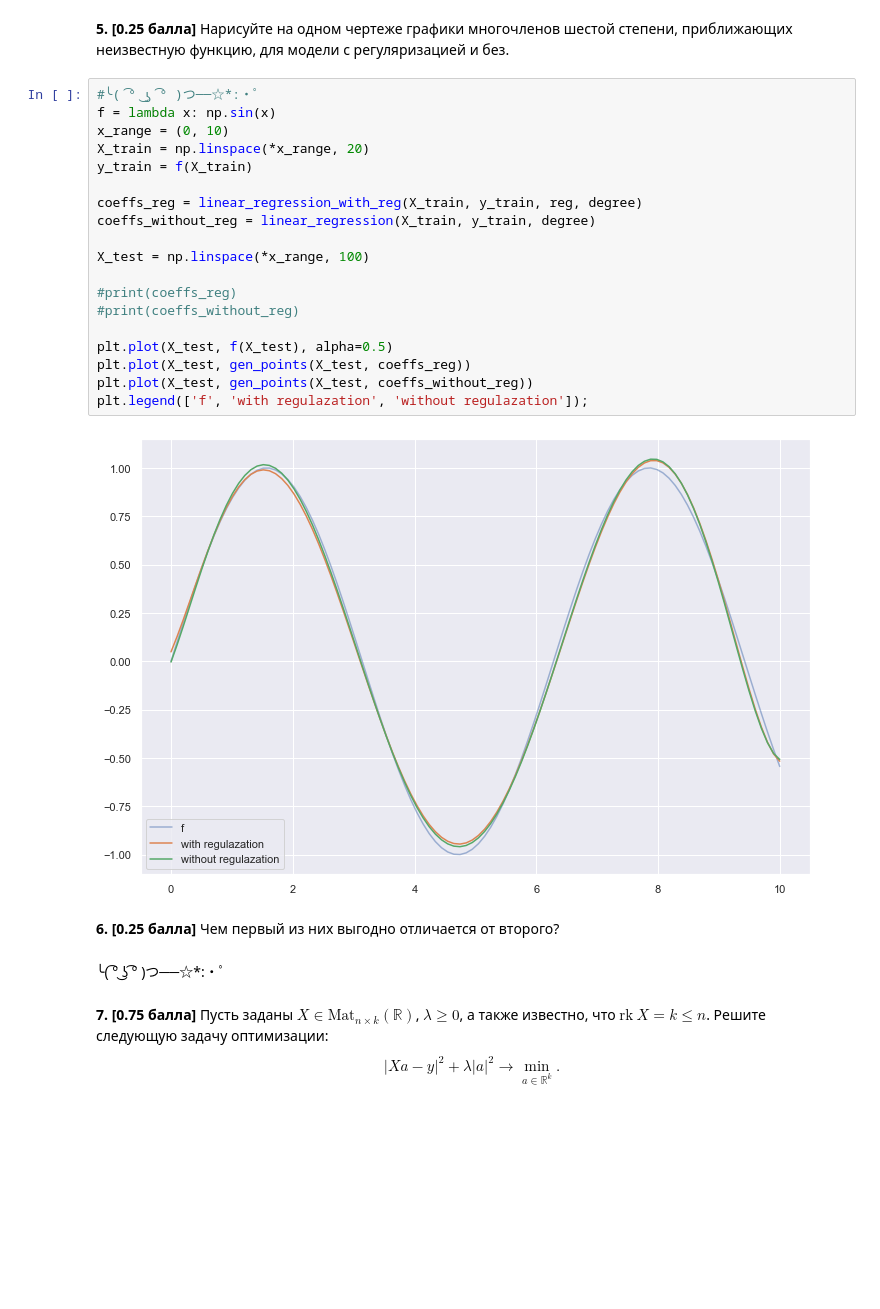
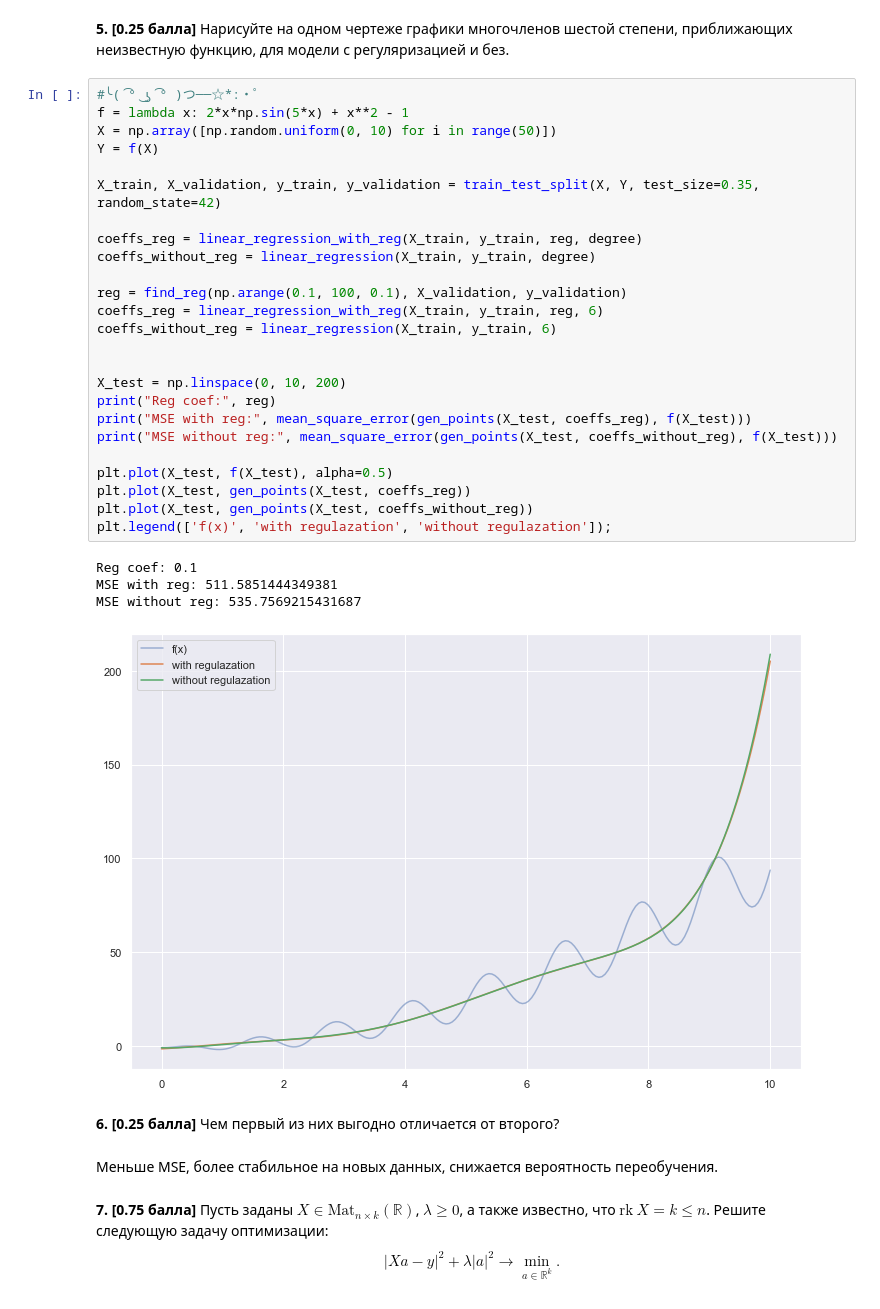
Before and after one commit to dsba-stranger/linalg-labs, a Jupyter notebook: lab2/homework-practice-02-linregr-Korolev.ipynb, the cells around one changed output. Saved outputs shown, nothing was run; the diff lists cells and outputs as text; blank space fills up the shorter version.

```diff
--- a/lab2/homework-practice-02-linregr-Korolev.ipynb
+++ b/lab2/homework-practice-02-linregr-Korolev.ipynb
@@ -495,29 +507,38 @@ Without regulazation:  6.219789445450473e-16
 **5. [0.25 балла]** Нарисуйте на одном чертеже графики многочленов шестой степени, приближающих неизвестную функцию, для модели с регуляризацией и без.
 # %%
 #╰( ͡° ͜ʖ ͡° )つ──☆*:・ﾟ
-f = lambda x: np.sin(x)
-x_range = (0, 10)
-X_train = np.linspace(*x_range, 20)
-y_train = f(X_train)
+f = lambda x: 2*x*np.sin(5*x) + x**2 - 1
+X = np.array([np.random.uniform(0, 10) for i in range(50)])
+Y = f(X)
+
+X_train, X_validation, y_train, y_validation = train_test_split(X, Y, test_size=0.35, random_state=42)
 
 coeffs_reg = linear_regression_with_reg(X_train, y_train, reg, degree)
 coeffs_without_reg = linear_regression(X_train, y_train, degree)
 
-X_test = np.linspace(*x_range, 100)
+reg = find_reg(np.arange(0.1, 100, 0.1), X_validation, y_validation)
+coeffs_reg = linear_regression_with_reg(X_train, y_train, reg, 6)
+coeffs_without_reg = linear_regression(X_train, y_train, 6)
 
-#print(coeffs_reg)
-#print(coeffs_without_reg)
+
+X_test = np.linspace(0, 10, 200)
+print("Reg coef:", reg)
+print("MSE with reg:", mean_square_error(gen_points(X_test, coeffs_reg), f(X_test)))
+print("MSE without reg:", mean_square_error(gen_points(X_test, coeffs_without_reg), f(X_test)))
 
 plt.plot(X_test, f(X_test), alpha=0.5)
 plt.plot(X_test, gen_points(X_test, coeffs_reg))
 plt.plot(X_test, gen_points(X_test, coeffs_without_reg))
-plt.legend(['f', 'with regulazation', 'without regulazation']);
+plt.legend(['f(x)', 'with regulazation', 'without regulazation']);
 # %% [output]
+Reg coef: 0.1
+MSE with reg: 511.5851444349381
+MSE without reg: 535.7569215431687
-[figure, old version]
+[figure, new version]
 # %% [markdown]
 **6. [0.25 балла]** Чем первый из них выгодно отличается от второго?
-# %% [markdown]
-╰( ͡° ͜ʖ ͡° )つ──☆*:・ﾟ
+# %% [markdown]
+Меньше MSE, более стабильное на новых данных, снижается вероятность переобучения.
 # %% [markdown]
 **7. [0.75 балла]** Пусть заданы $X\in \text{Mat}_{n \times k}(\mathbb{R})$, $\lambda \geqslant 0$, а также известно, что $\text{rk}~X = k \leqslant n$. Решите следующую задачу оптимизации:
 $$|Xa - y|^2 + \lambda|a|^2\rightarrow\min\limits_{a \in \mathbb{R}^k}.$$
```
Also changed, not shown: parts of 23 cells of this notebook.
